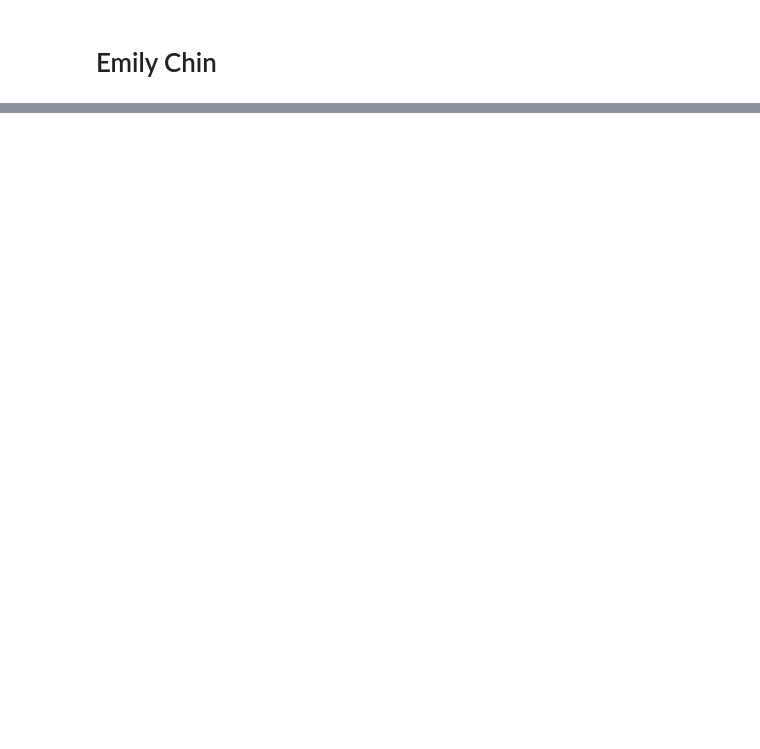
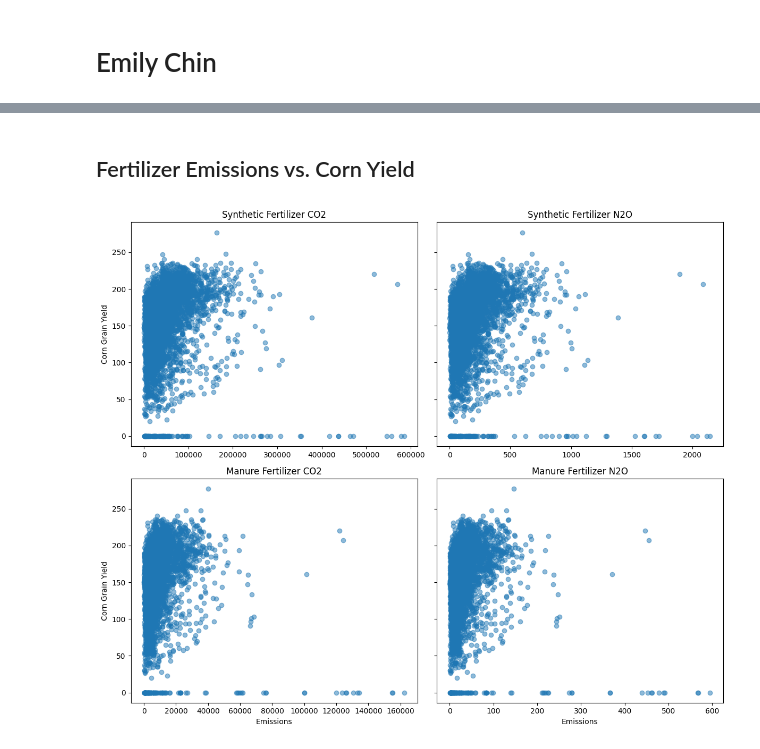
Before and after one commit to Gerardo-S/crop-yield, a Jupyter notebook: notebooks/e_chin.ipynb, the cells around one changed output, grey strips where cells are left out. Drawn from its saved outputs; the diff is of its cells as text; code cells hidden in the pictures; blank space fills up the shorter version.

```diff
--- a/notebooks/e_chin.ipynb
+++ b/notebooks/e_chin.ipynb
@@ -55,0 +48,29 @@ Cleaned dataframe shape: (180, 34)
+# %% [markdown]
+## Fertilizer Emissions vs. Corn Yield
+# %%
+fig, ax = plt.subplots(2, 2, figsize=(12,10), sharey=True)
+
+# Synthetic CO2
+ax[0,0].scatter(df['Synthetic Fertilizer CO2'], df['Corn Grain Yield'], alpha=0.5)
+ax[0,0].set_title('Synthetic Fertilizer CO2')
+ax[0,0].set_ylabel('Corn Grain Yield')
+
+# Synthetic N2O
+ax[0,1].scatter(df['Synthetic Fertilizer N2O'], df['Corn Grain Yield'], alpha=0.5)
+ax[0,1].set_title('Synthetic Fertilizer N2O')
+
+# Manure CO2
+ax[1,0].scatter(df['Manure Fertilizer CO2'], df['Corn Grain Yield'], alpha=0.5)
+ax[1,0].set_title('Manure Fertilizer CO2')
+ax[1,0].set_xlabel('Emissions')
+ax[1,0].set_ylabel('Corn Grain Yield')
+
+# Manure N2O
+ax[1,1].scatter(df['Manure Fertilizer N2O'], df['Corn Grain Yield'], alpha=0.5)
+ax[1,1].set_title('Manure Fertilizer N2O')
+ax[1,1].set_xlabel('Emissions')
+
+plt.tight_layout()
+plt.show();
+# %% [output]
+[figure, added]
```
Also changed, not shown: parts of 13 cells of this notebook.
